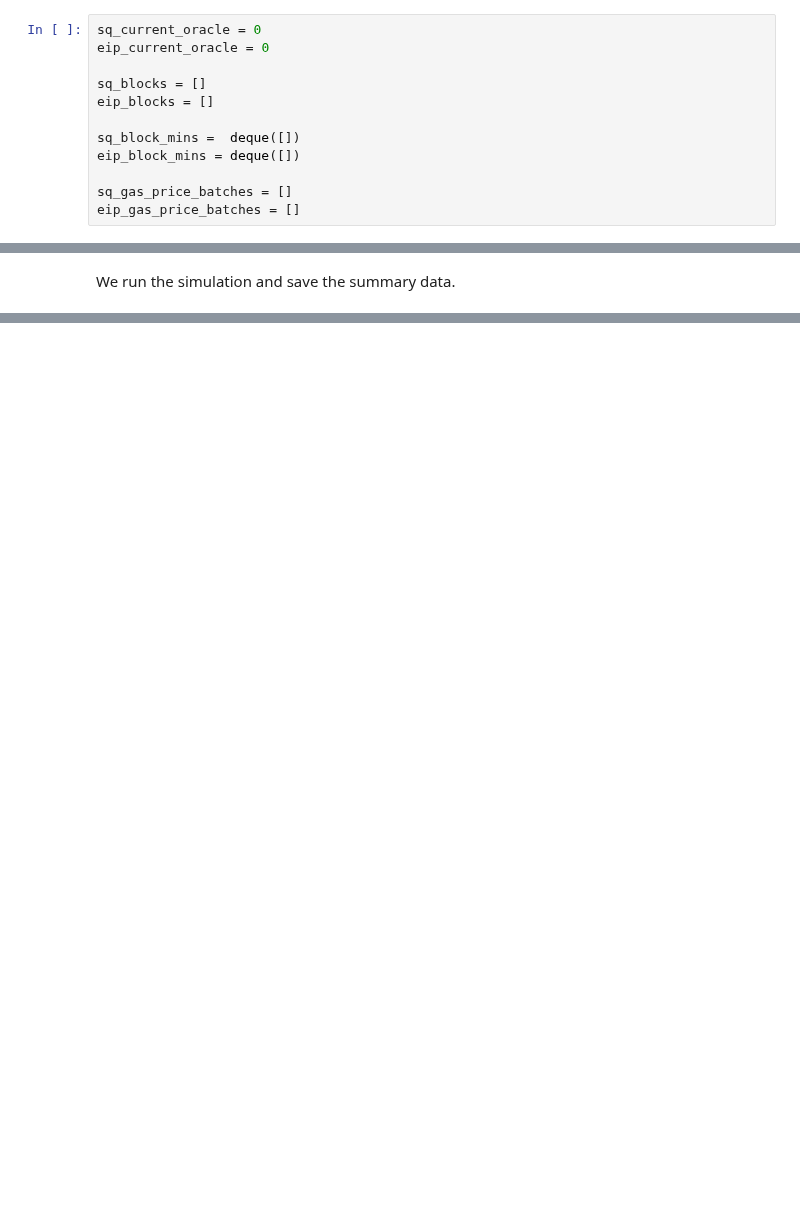
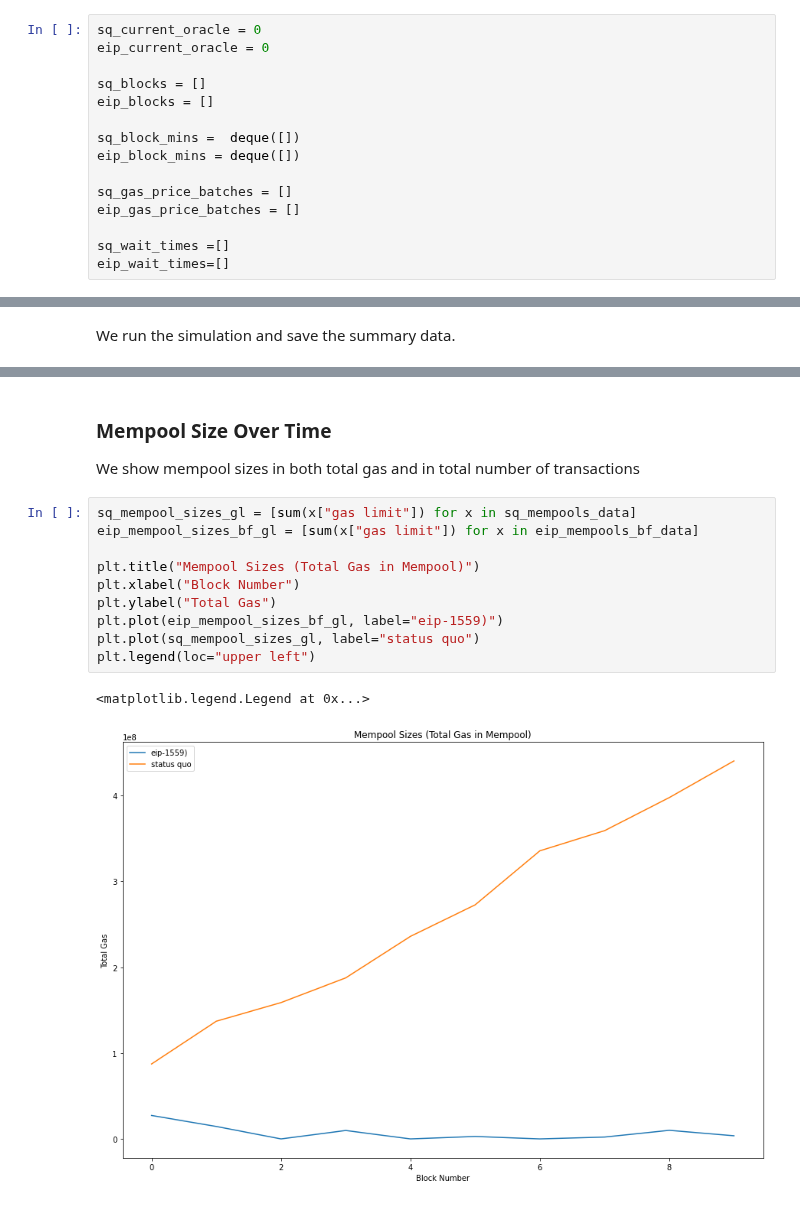
Before and after one commit to teohyikhaw/camcos, a Jupyter notebook: simulations/Congestion2.0.ipynb, the cells around one changed output, grey strips where cells are left out. Saved outputs shown, nothing was run; the diff lists cells and outputs as text; blank space fills up the shorter version.

```diff
--- a/simulations/Congestion2.0.ipynb
+++ b/simulations/Congestion2.0.ipynb
@@ -26,6 +26,9 @@ eip_block_mins = deque([])
 
 sq_gas_price_batches = []
 eip_gas_price_batches = []
+
+sq_wait_times =[]
+eip_wait_times=[]
 # %% [markdown]
 At every iteration of the simulation, a block is filled with the most lucrative transactions in the mempool, and the mempool is filled again with 2000 transactions. In the function defined below, 2000 samples are taken from the "values" and "gas used" distributions, price mapped to Status Quo and EIP-1559 simulations, and added to the existing mempool.
 # %%
@@ -248,0 +248,16 @@ plt.save
+# %% [markdown]
+### Mempool Size Over Time
+We show mempool sizes in both total gas and in total number of transactions
+# %%
+sq_mempool_sizes_gl = [sum(x["gas limit"]) for x in sq_mempools_data]
+eip_mempool_sizes_bf_gl = [sum(x["gas limit"]) for x in eip_mempools_bf_data]
+
+plt.title("Mempool Sizes (Total Gas in Mempool)")
+plt.xlabel("Block Number")
+plt.ylabel("Total Gas")
+plt.plot(eip_mempool_sizes_bf_gl, label="eip-1559)")
+plt.plot(sq_mempool_sizes_gl, label="status quo")
+plt.legend(loc="upper left")
+# %% [output]
+<matplotlib.legend.Legend at 0x...>
+[figure, added]
```
Also changed, not shown: parts of 25 cells of this notebook.
